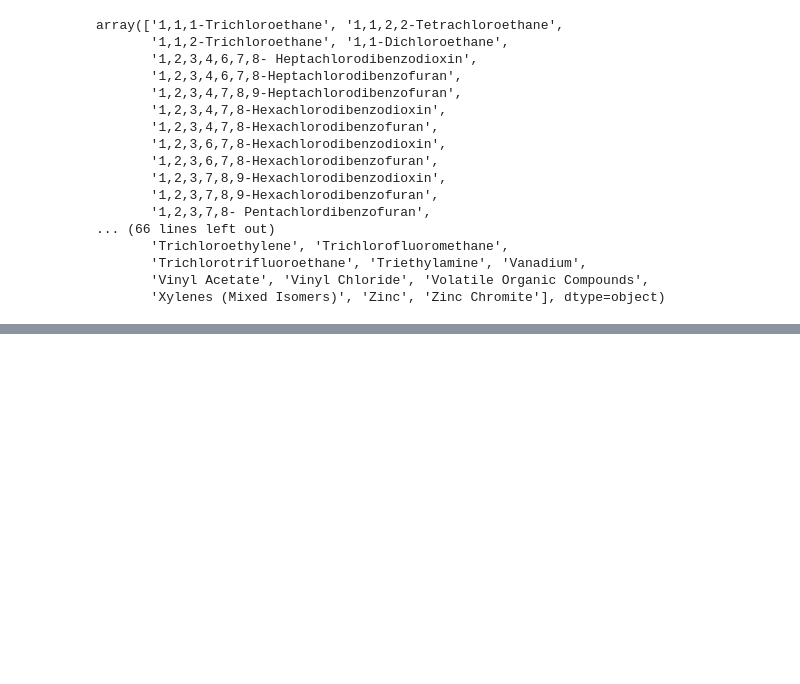
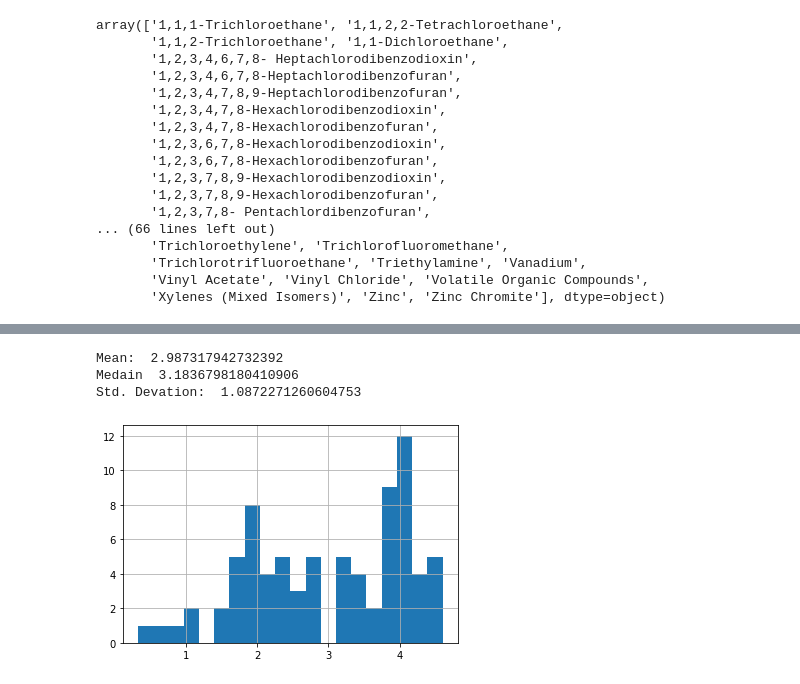
Before and after one commit to RwHendrickson/MappingGZ, a Jupyter notebook: Prototype/Notebooks/Exploring Emissions.ipynb, the cells around one changed output, grey strips where cells are left out. Cells and saved outputs as stored; diff of their text form; code cells hidden in the pictures; blank space fills up the shorter version.

```diff
--- a/Prototype/Notebooks/Exploring Emissions.ipynb
+++ b/Prototype/Notebooks/Exploring Emissions.ipynb
@@ -87,0 +122,11 @@ array(['1,1,1-Trichloroethane', '1,1,2,2-Tetrachloroethane',
+# %%
+# Log
+
+log_lbs = np.log10(vocs['LBS_EMITTED'])
+
+basic_stats(log_lbs) # Looks like three distinct categories (modes) to me!
+# %% [output]
+Mean:  2.987317942732392
+Medain  3.1836798180410906
+Std. Devation:  1.0872271260604753
+[figure, added]
```
Also changed, not shown: parts of 11 cells of this notebook, 4 other files.
